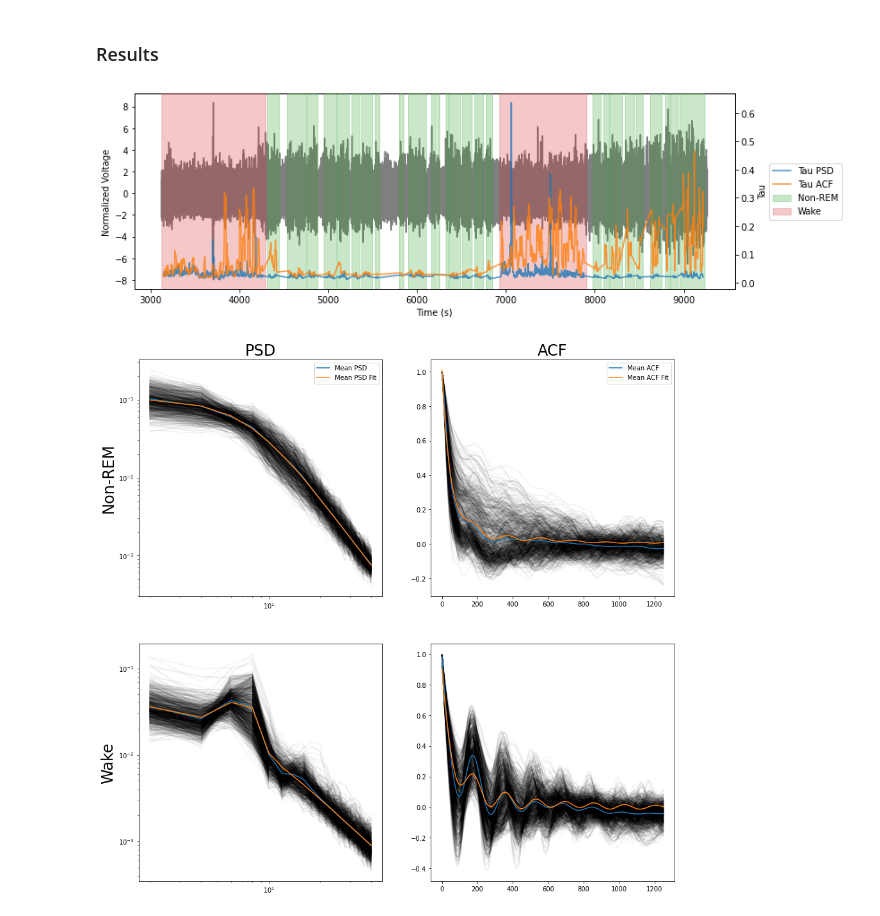
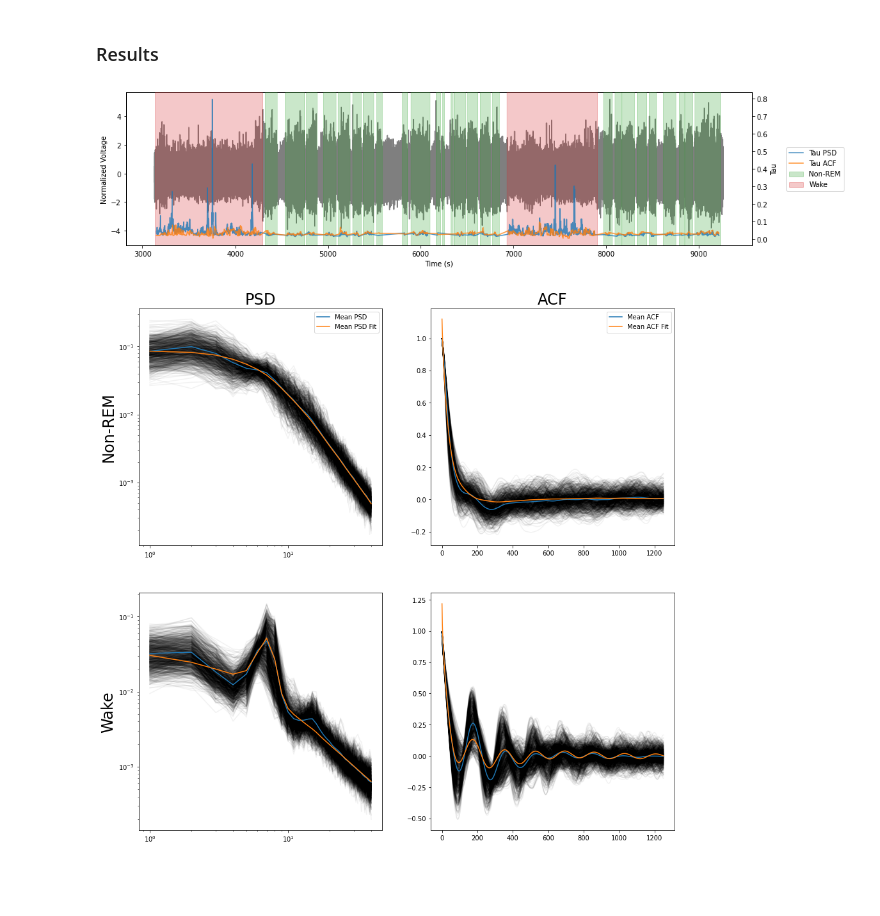
Before and after one commit to voytekresearch/timescale-methods, a Jupyter notebook: notebooks/sliding_window_timescales.ipynb, the cells around one changed output. Cells and saved outputs as stored; diff of their text form; code cells hidden in the pictures; blank space fills up the shorter version.

```diff
--- a/notebooks/sliding_window_timescales.ipynb
+++ b/notebooks/sliding_window_timescales.ipynb
@@ -35,24 +36,19 @@ data_dir = f'/home/rph/Projects/timescale-methods/fcx1/data_mats/{data_id}'
 fs = 1250
 
 # Take mean of all hippocampal channels
+channels = [*list(range(64, 68)), *list(range(76, 84)), *list(range(92, 96))]
+
 lfp_file = op.join(data_dir, 'data01.mat')
 sig_lfp = loadmat(lfp_file)['data'][0]
-sig_lfp = np.zeros((2, len(sig_lfp)))
+sig_lfp = np.zeros((len(channels), len(sig_lfp)))
 
-channels = [*list(range(64, 68)), *list(range(76, 84)), *list(range(92, 96))]
+for cind, ch in enumerate(channels):
+    lfp_file = op.join(data_dir, f'data{ch}.mat')
+    _sig_lfp = normalize_sig(loadmat(lfp_file)['data'][0], mean=0, variance=1)
+    sig_lfp[cind] = _sig_lfp
+del _sig_lfp
 
-for ind, i in enumerate(channels):
-    lfp_file = op.join(data_dir, f'data{i}.mat')
-    _sig_lfp = loadmat(lfp_file)['data'][0]
-    _sig_lfp = normalize_sig(_sig_lfp, mean=0, variance=1)
-
-    if ind == 0:
-        sig_lfp[0] = _sig_lfp
-    else:
-        sig_lfp[1] = _sig_lfp
-        sig_lfp[0] = np.mean(sig_lfp, axis=0)
-
-sig_lfp = sig_lfp[0]
+sig_lfp = np.median(sig_lfp, axis=0)
 times = np.arange(0, len(sig_lfp)/fs, 1/fs)
 
 # Extract behavioral data
@@ -83,20 +79,19 @@ nrem_starts, nrem_mids, nrem_ends = create_windows(nrem_pad, win_len, win_spacin
 # %% [markdown]
 ### SpecParam
 # %%
-fooof_kwargs = dict(knee_bounds=(.25, 40), max_n_peaks=1,
+fooof_kwargs = dict(knee_bounds=(.2, 40), max_n_peaks=5,
                     peak_threshold=3, peak_width_limits=(2, 10))
 
-compute_spectrum_kwargs = dict(method='welch', avg_type='mean', nperseg=int(.5 * fs))
-# dict(method='medfilt', avg_type='mean', filt_len=1.)
+compute_spectrum_kwargs = dict(method='welch', avg_type='mean', nperseg=int(1 * fs))
 
 fit_kwargs = dict(
     sig=sig_lfp,
     fs=fs,
     win_len=win_len,
-    f_range=(1, 40),
+    f_range=(.2, 40),
     compute_spectrum_kwargs=compute_spectrum_kwargs,
     fit_kwargs=fooof_kwargs,
-    rsq_type='log'
+    rsq_type='linear'
 )
 
 wake_taus, wake_rsq, wake_fms = compute_taus(wake_starts, method='psd', fit_kwargs=fit_kwargs)
@@ -109,11 +104,12 @@ nrem_taus, nrem_rsq, nrem_fms = compute_taus(nrem_starts, method='psd', fit_kwar
 # Set bounds and guess as :
 #   [exp_tau, exp_amp, osc_tau, osc_amp, osc_gamma, osc_freq, offset]
 bounds = [
-    [1/(2*np.pi*40), 0, .0001, .5, .01, 1, 0],
-    [1/(2*np.pi*.1), 1, 1, 1., .1, 12, 1]
+    [1/(2*np.pi*40),  .5, .001,  0, .01,  0, 0],
+    [1/(2*np.pi*.2),   1,    1,  100., .1, 20, 1]
 ]
 
-guess = [1/(2*np.pi*1), .65, 1, .5, .08, 10, 0]
+
+#guess = [1/(2*np.pi*1), .65, 1, .5, .08, 10, 0]
 
 fit_kwargs = dict(
     sig = sig_lfp,
@@ -139,41 +135,41 @@ start = min(start_ends)-1
 end = max(start_ends)
 
 # Plot
-fig, ax1 = plt.subplots(figsize=(12, 4))
+fig, ax1 = plt.subplots(figsize=(16, 4))
 
 ax1.set_xlabel('Time (s)')
 ax1.set_ylabel('Normalized Voltage')
 ax1.plot(times[start:end], sig_lfp[start:end], label='LFP', color='k', alpha=.5)
 ax1.tick_params(axis='y', labelcolor='k')
 
 mids = np.concatenate((wake_mids, nrem_mids)).astype(int)
 taus_psd = np.concatenate((wake_taus, nrem_taus))
 taus_acf = np.concatenate((wake_taus_acf, nrem_taus_acf))
 order = np.argsort(mids)
 
 ax2 = ax1.twinx()
 ax2.set_ylabel('Tau')
 ax2.plot(times[mids[order]], taus_psd[order], alpha=.8, color='C0', zorder=10, label='Tau PSD')
 ax2.plot(times[mids[order]], taus_acf[order], alpha=.8, color='C1', zorder=10, label='Tau ACF')
 ax2.tick_params(axis='y')
 
 # Color regions
 colors = ['C2', 'C3']
 labels = ['Non-REM', 'Wake']
 
 for periods, color, label in zip([nrem, wake], colors, labels):
     for _ind, i in enumerate(periods):
         if _ind == 0:
             plt.axvspan(i[0]/fs, i[1]/fs, alpha=.25, color=color, zorder=3, label=label)
         else:
             plt.axvspan(i[0]/fs, i[1]/fs, alpha=.25, color=color, zorder=3)
 
 plt.legend(loc='center left', bbox_to_anchor=(1.05, 0.5));
 
-plt.savefig('fig_ts_125dpi.png', dpi=125)
+#plt.savefig('fig_ts_125dpi.png', dpi=125, bbox_inches='tight')
 #plt.xlim(3000, 5500)
 # %% [output]
-[figure, old version]
+[figure, new version]
 # %%
 # Remove rsq outliers
 rsq_thresh = 0
@@ -227,9 +223,9 @@ axes[1][0].set_ylabel('Wake', size=24)
 axes[0][0].legend()
 axes[0][1].legend();
 
-plt.savefig('fig_fit_125dpi.png', dpi=125)
+#plt.savefig('fig_fit_125dpi.png', dpi=125)
 # %% [output]
-[figure, old version]
+[figure, new version]
 # %%
 # Run paired t-test
 wake_rsq_pval = ttest_rel(wake_rsq[wake_keep], wake_rsq_acf[wake_keep]).pvalue
```
Also changed, not shown: parts of 7 cells of this notebook.
